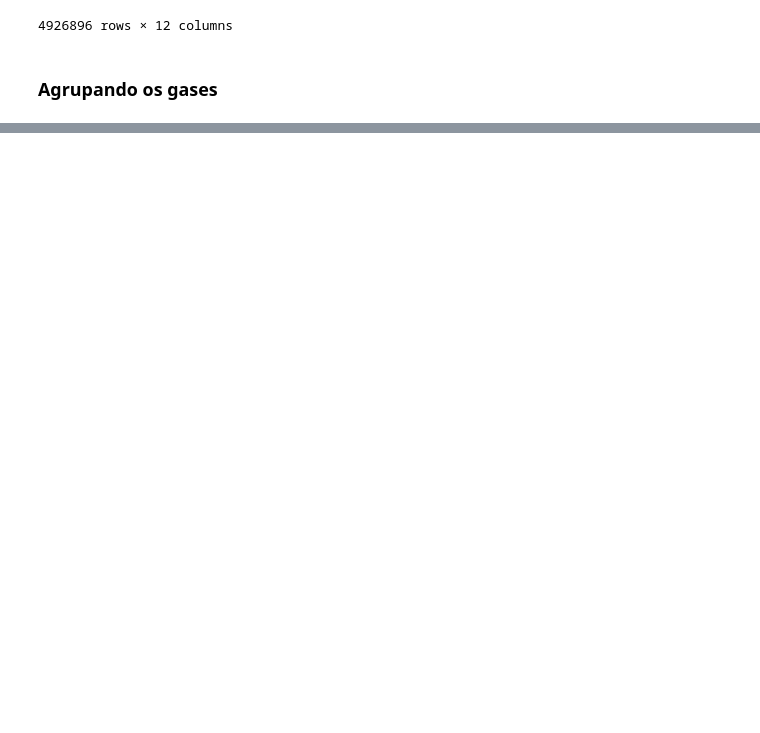
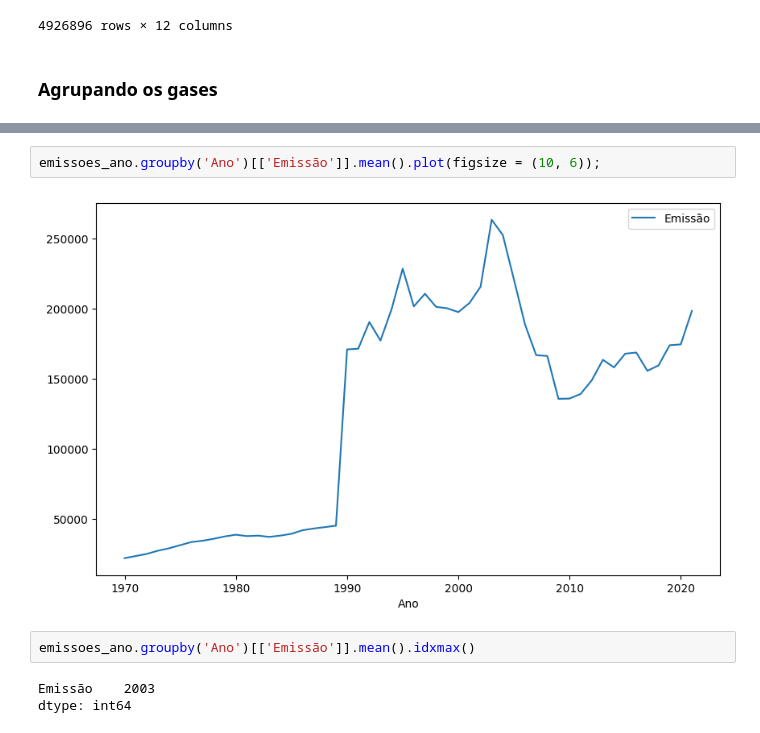
Before and after one commit to meduardajustino/Estudos-Python, a Jupyter notebook: Análise de Dados/ALURA - cursos Pandas/Pandas selecionando e agrupando dados/emissão_gases_estufa.ipynb, the cells around one changed output, grey strips where cells are left out. Saved outputs shown, nothing was run; the diff lists cells and outputs as text; blank space fills up the shorter version.

```diff
--- a/Análise de Dados/ALURA - cursos Pandas/Pandas selecionando e agrupando dados/emissão_gases_estufa.ipynb
+++ b/Análise de Dados/ALURA - cursos Pandas/Pandas selecionando e agrupando dados/emissão_gases_estufa.ipynb
@@ -174,0 +340,9 @@ emissoes_ano
+# %%
+emissoes_ano.groupby('Ano')[['Emissão']].mean().plot(figsize = (10, 6));
+# %% [output]
+[figure, added]
+# %%
+emissoes_ano.groupby('Ano')[['Emissão']].mean().idxmax()
+# %% [output]
+Emissão    2003
+dtype: int64
```
Also changed, not shown: parts of 28 cells of this notebook.
